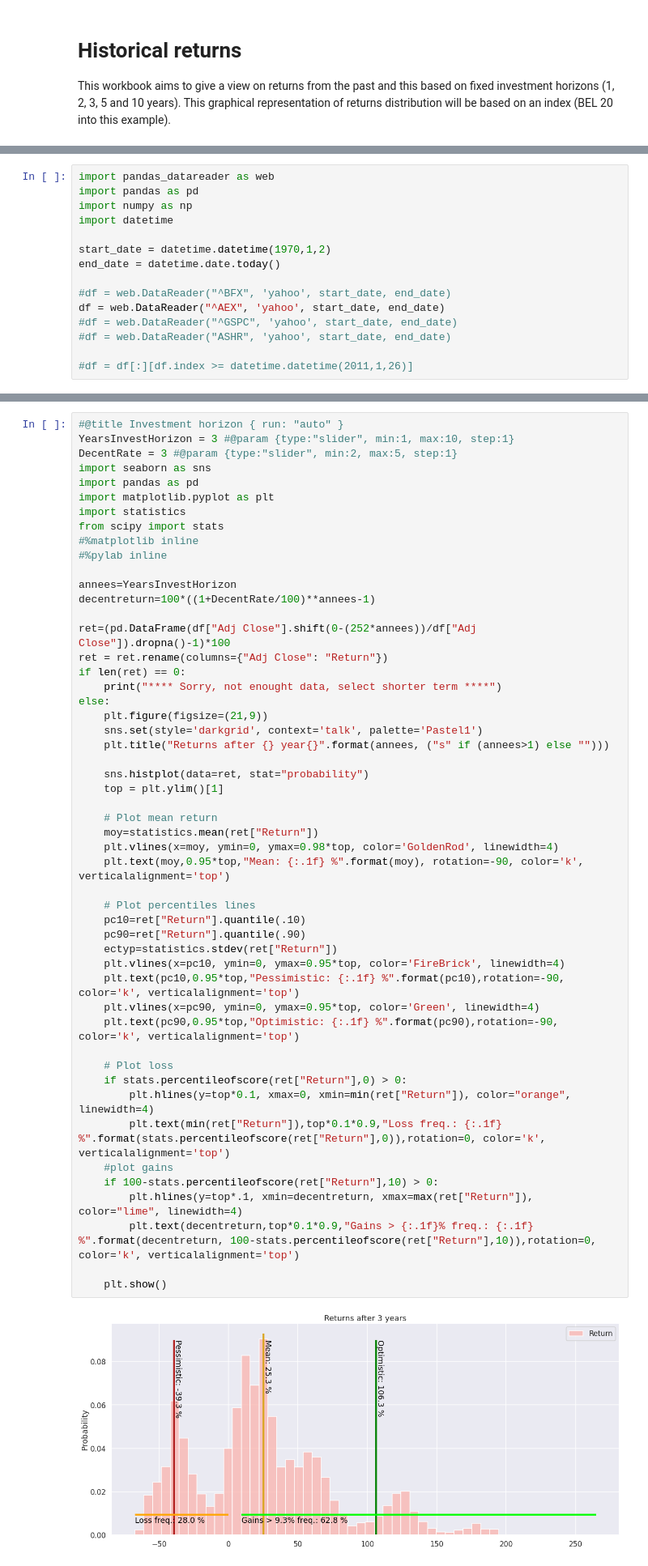
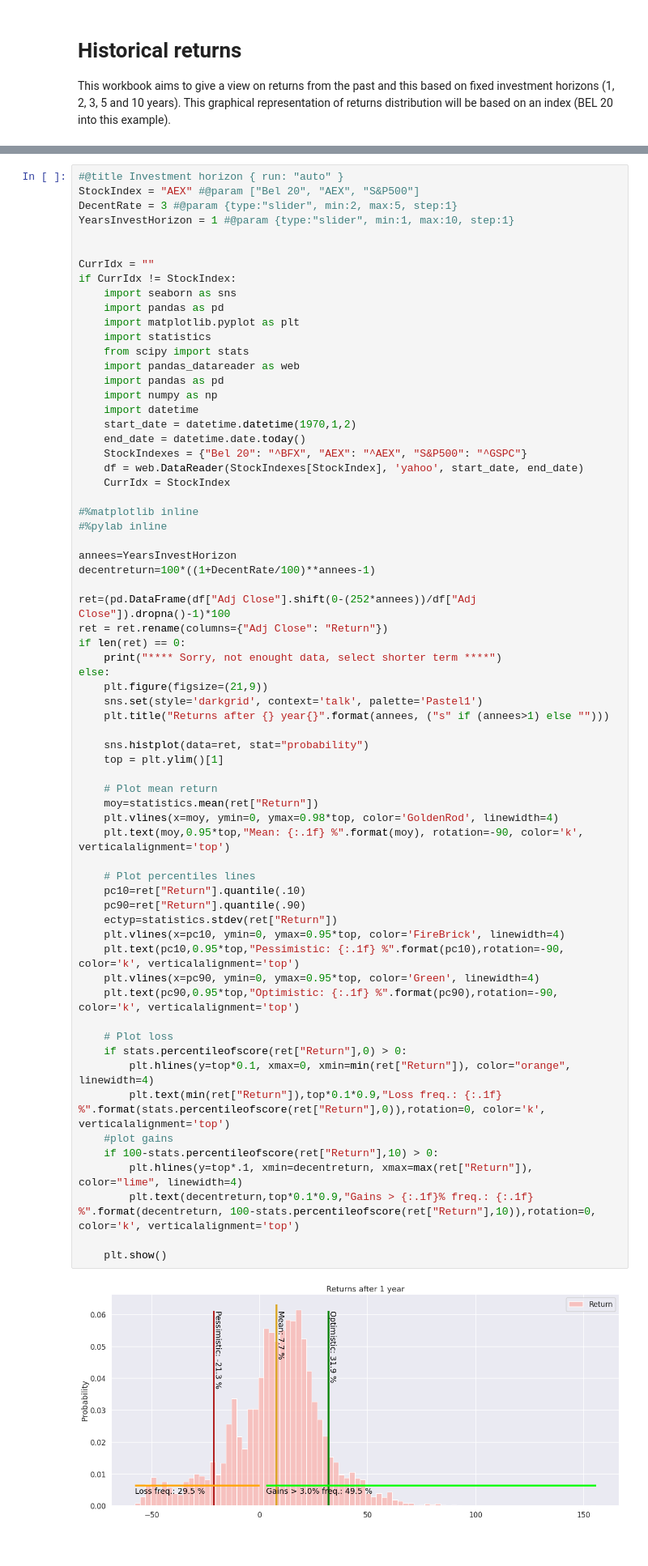
Before and after one commit to MarcelDelhez/Albatross, a Jupyter notebook: ReturnsDistribution.ipynb, the cells around one changed output, grey strips where cells are left out. Shown at 81% size. Saved outputs shown, nothing was run; the diff lists cells and outputs as text.

```diff
--- a/ReturnsDistribution.ipynb
+++ b/ReturnsDistribution.ipynb
@@ -10,15 +6,0 @@ Read the prices for the index from 1/1/1970.
-# %%
-import pandas_datareader as web
-import pandas as pd
-import numpy as np
-import datetime
-
-start_date = datetime.datetime(1970,1,2)
-end_date = datetime.date.today()
-
-#df = web.DataReader("^BFX", 'yahoo', start_date, end_date)
-df = web.DataReader("^AEX", 'yahoo', start_date, end_date)
-#df = web.DataReader("^GSPC", 'yahoo', start_date, end_date)
-#df = web.DataReader("ASHR", 'yahoo', start_date, end_date)
-
-#df = df[:][df.index >= datetime.datetime(2011,1,26)]
@@ -27,12 +7,27 @@ df = web.DataReader("^AEX", 'yahoo', start_date, end_date)
 # %%
 #@title Investment horizon { run: "auto" }
-YearsInvestHorizon = 3 #@param {type:"slider", min:1, max:10, step:1}
+StockIndex = "AEX" #@param ["Bel 20", "AEX", "S&P500"]
 DecentRate = 3 #@param {type:"slider", min:2, max:5, step:1}
-import seaborn as sns
-import pandas as pd
-import matplotlib.pyplot as plt
-import statistics
-from scipy import stats
+YearsInvestHorizon = 1 #@param {type:"slider", min:1, max:10, step:1}
+
+
+CurrIdx = ""
+if CurrIdx != StockIndex:
+    import seaborn as sns
+    import pandas as pd
+    import matplotlib.pyplot as plt
+    import statistics
+    from scipy import stats
+    import pandas_datareader as web
+    import pandas as pd
+    import numpy as np
+    import datetime
+    start_date = datetime.datetime(1970,1,2)
+    end_date = datetime.date.today()
+    StockIndexes = {"Bel 20": "^BFX", "AEX": "^AEX", "S&P500": "^GSPC"}
+    df = web.DataReader(StockIndexes[StockIndex], 'yahoo', start_date, end_date)
+    CurrIdx = StockIndex
+
 #%matplotlib inline
 #%pylab inline
 
@@ -49,31 +44,31 @@ else:
     plt.title("Returns after {} year{}".format(annees, ("s" if (annees>1) else "")))
 
     sns.histplot(data=ret, stat="probability")
     top = plt.ylim()[1]
 
     # Plot mean return
     moy=statistics.mean(ret["Return"])
     plt.vlines(x=moy, ymin=0, ymax=0.98*top, color='GoldenRod', linewidth=4)
     plt.text(moy,0.95*top,"Mean: {:.1f} %".format(moy), rotation=-90, color='k', verticalalignment='top')
 
     # Plot percentiles lines
     pc10=ret["Return"].quantile(.10)
     pc90=ret["Return"].quantile(.90)
     ectyp=statistics.stdev(ret["Return"])
     plt.vlines(x=pc10, ymin=0, ymax=0.95*top, color='FireBrick', linewidth=4)
     plt.text(pc10,0.95*top,"Pessimistic: {:.1f} %".format(pc10),rotation=-90, color='k', verticalalignment='top')
     plt.vlines(x=pc90, ymin=0, ymax=0.95*top, color='Green', linewidth=4)
     plt.text(pc90,0.95*top,"Optimistic: {:.1f} %".format(pc90),rotation=-90, color='k', verticalalignment='top')
 
     # Plot loss
     if stats.percentileofscore(ret["Return"],0) > 0:
         plt.hlines(y=top*0.1, xmax=0, xmin=min(ret["Return"]), color="orange", linewidth=4)
         plt.text(min(ret["Return"]),top*0.1*0.9,"Loss freq.: {:.1f} %".format(stats.percentileofscore(ret["Return"],0)),rotation=0, color='k', verticalalignment='top')
     #plot gains
     if 100-stats.percentileofscore(ret["Return"],10) > 0:
         plt.hlines(y=top*.1, xmin=decentreturn, xmax=max(ret["Return"]), color="lime", linewidth=4)
         plt.text(decentreturn,top*0.1*0.9,"Gains > {:.1f}% freq.: {:.1f} %".format(decentreturn, 100-stats.percentileofscore(ret["Return"],10)),rotation=0, color='k', verticalalignment='top')
 
     plt.show()
 # %% [output]
-[figure, old version]
+[figure, new version]
```
Also changed, not shown: parts of 2 cells of this notebook.
